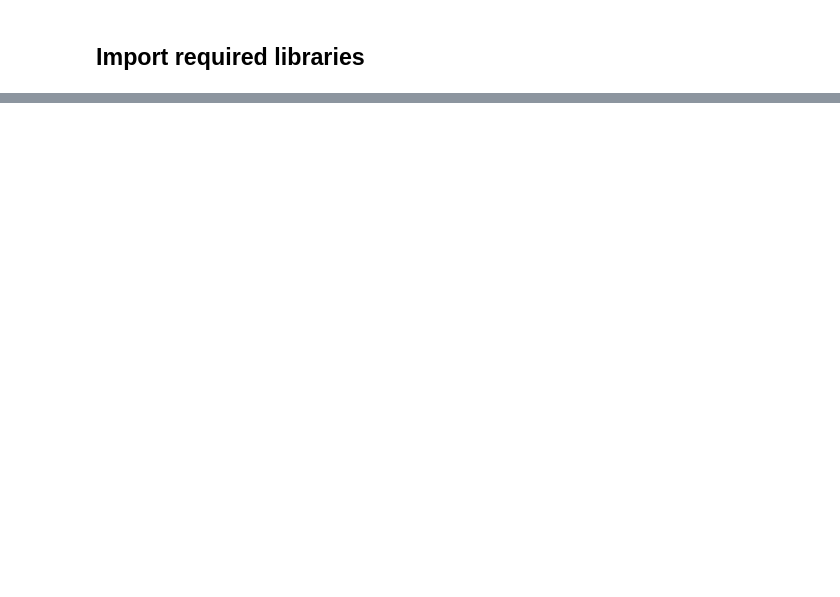
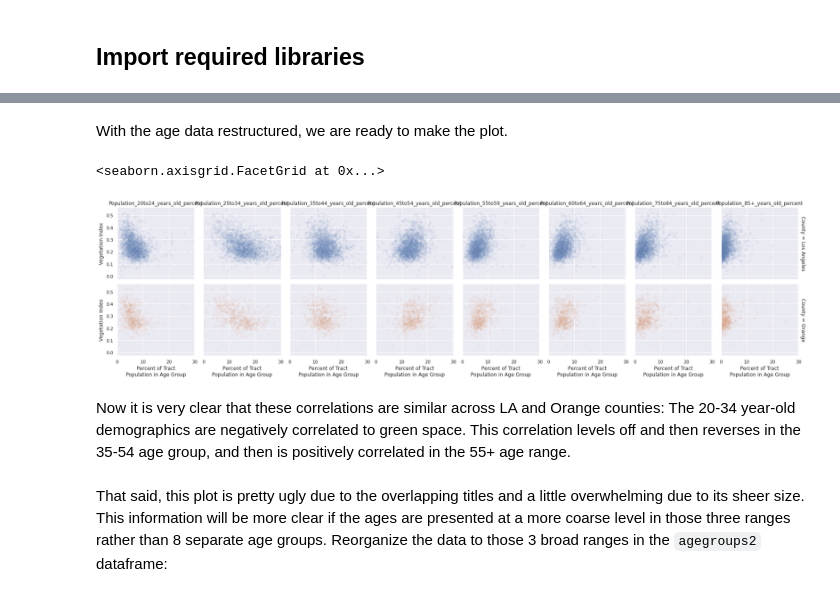
Before and after one commit to jhirner/socal-greenspace, a Jupyter notebook: 3-join-and-visualize.ipynb, the cells around one changed output, grey strips where cells are left out. Drawn from its saved outputs; the diff is of its cells as text; code cells hidden in the pictures; blank space fills up the shorter version.

```diff
--- a/3-join-and-visualize.ipynb
+++ b/3-join-and-visualize.ipynb
@@ -17,0 +101,3 @@ import pandas as pd
+# %%
+demo["Pop_density_per_km2"] = demo["Total_Population"] / demo["Land_area_m2"] * 1000000 # Because there are 1 million m2 per 1 km2.
+demo["Pop_density_per_km2"].describe()
@@ -17,0 +162,17 @@ import pandas as pd
+# %%
+plot_ages = ["Population_20to24_years_old_percent",
+             "Population_25to34_years_old_percent",
+             "Population_35to44_years_old_percent",
+             "Population_45to54_years_old_percent",
+             "Population_55to59_years_old_percent",
+             "Population_60to64_years_old_percent",
+             "Population_75to84_years_old_percent",
+             "Population_85+_years_old_percent"]
+# %%
+agegroups = pd.DataFrame(columns = ["Tract_FIPS", "NDVI_20210517", "County", "Percent_in_range", "Age_range"])
+for agerange in plot_ages:
+    filtered = demo[[ "County", agerange, "NDVI_20210517"]].reset_index()
+    filtered.columns = ["Tract_FIPS", "County", "Percent_in_range", "NDVI_20210517"]
+    filtered["Age_range"] = agerange
+    agegroups = pd.concat([agegroups, filtered], axis = "index")
+agegroups
@@ -17,0 +193,16 @@ import pandas as pd
+# %% [markdown]
+With the age data restructured, we are ready to make the plot.
+# %%
+sns.set_theme(context = "notebook")
+# %%
+ageplot = sns.FacetGrid(data = agegroups, row = "County", col = "Age_range",  hue = "County", margin_titles = True, xlim = (0, 30))
+ageplot.map(sns.scatterplot, "Percent_in_range", "NDVI_20210517", alpha = 0.05)
+ageplot.set_titles(col_template = "{col_name}")
+ageplot.set_axis_labels("Percent of Tract\nPopulation in Age Group", "Vegetation Index")
+# %% [output]
+<seaborn.axisgrid.FacetGrid at 0x...>
+[figure, added]
+# %% [markdown]
+Now it is very clear that these correlations are similar across LA and Orange counties: The 20-34 year-old demographics are negatively correlated to green space. This correlation levels off and then reverses in the 35-54 age group, and then is positively correlated  in the 55+ age range.
+# %% [markdown]
+That said, this plot is pretty ugly due to the overlapping titles and a little overwhelming due to its sheer size. This information will be more clear if the ages are presented at a more coarse level in those three ranges rather than 8 separate age groups. Reorganize the data to those 3 broad ranges in the `agegroups2` dataframe:
```
Also changed, not shown: parts of 95 cells of this notebook, 1 other file.
